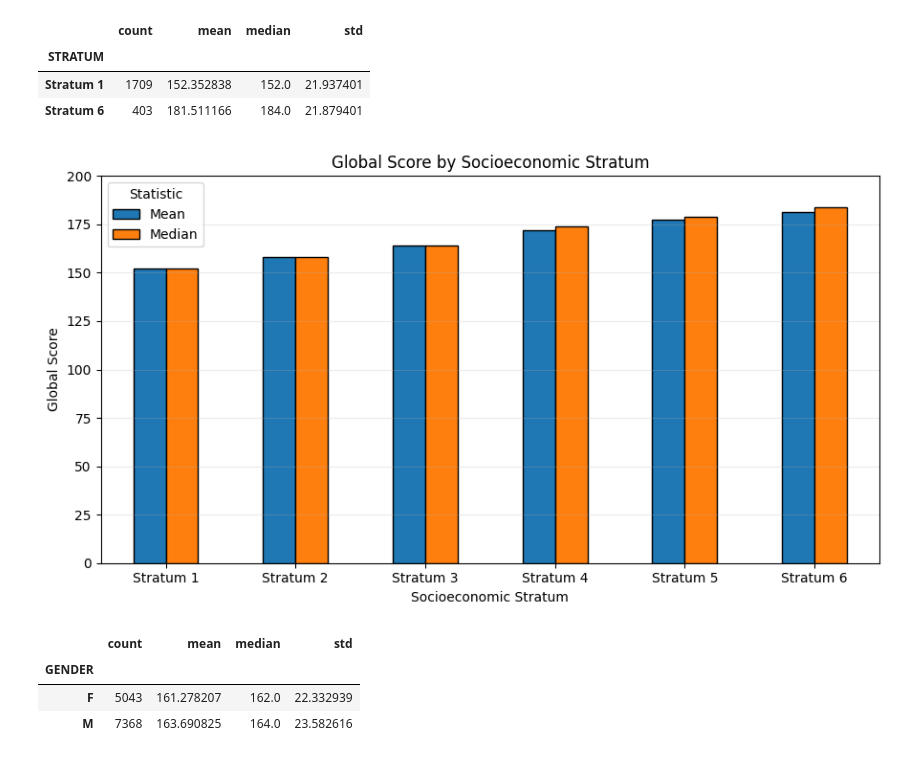
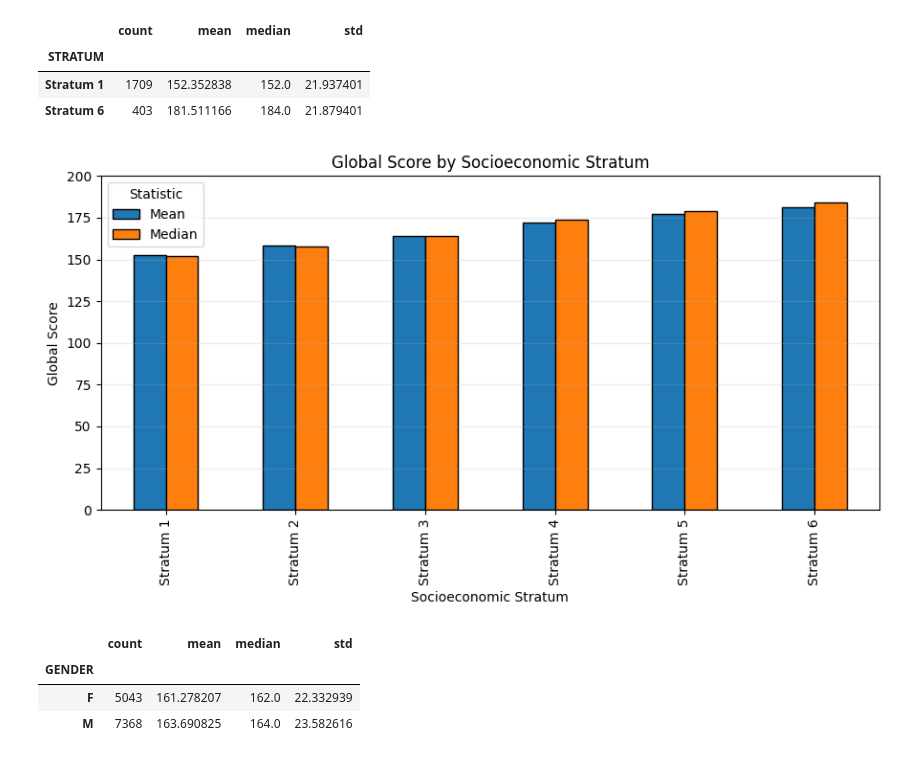
Before and after one commit to yihan4326/MSSP607, a Jupyter notebook: Assignments/assignment1.ipynb, the cells around one changed output. Drawn from its saved outputs; the diff is of its cells as text; code cells hidden in the pictures.

```diff
--- a/Assignments/assignment1.ipynb
+++ b/Assignments/assignment1.ipynb
@@ -333,52 +346,41 @@ stratum_comparison
 
 # Select the mean and median from the stratum summary
 stratum_plot_data = stratum_summary[
-    ["mean", "median"]
+    ["mean","median"]
 ]
 
 # Rename the columns for the chart legend
 stratum_plot_data = stratum_plot_data.rename(
     columns={
-        "mean": "Mean",
-        "median": "Median"
+        "mean": "Mean","median": "Median"
     }
 )
 
 # Create the grouped bar chart
 stratum_plot_data.plot(
     kind="bar",
     figsize=(9, 5),
     edgecolor="black"
 )
 
 plt.title(
     "Global Score by Socioeconomic Stratum"
 )
 plt.xlabel("Socioeconomic Stratum")
 plt.ylabel("Global Score")
-plt.xticks(
-    rotation=0
-)
 plt.legend(
     title="Statistic"
 )
 plt.ylim(0, 200)
 plt.grid(
     axis="y",
     alpha=0.25
 )
 plt.tight_layout()
 
-# Save the figure
-plt.savefig(
-    project_root / "stratum_scores.png",
-    dpi=300,
-    bbox_inches="tight"
-)
-
 plt.show()
 # %% [output]
-[figure, old version]
+[figure, new version]
 # %%
 # Gender findings
 
```
Also changed, not shown: parts of 4 cells of this notebook.
